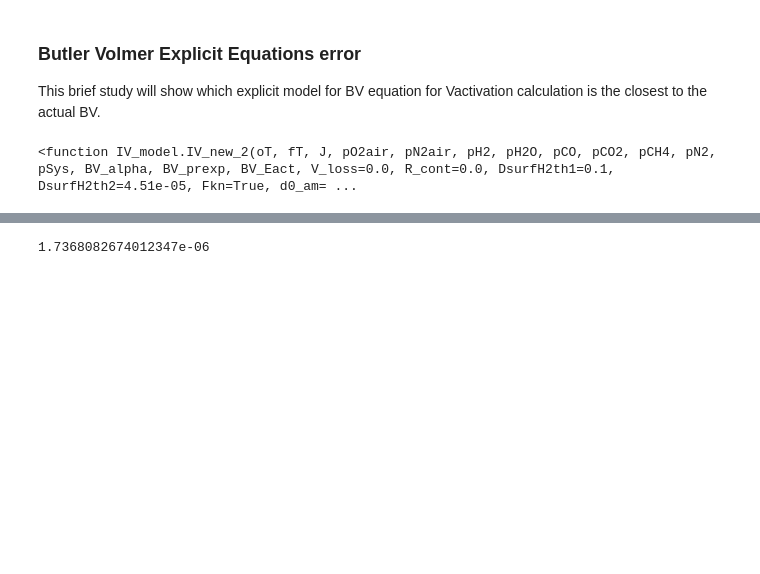
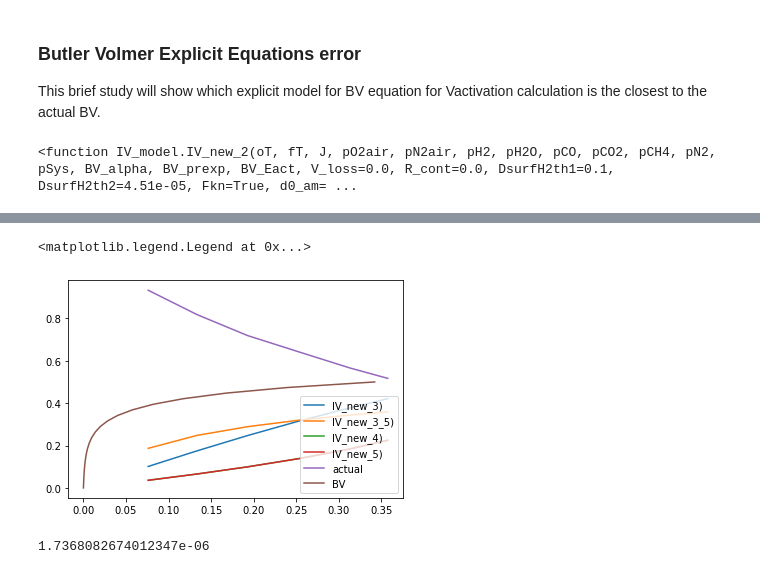
Before and after one commit to NGFC-Lib/NGFC-Lib, a Jupyter notebook: jupyter/Python_IV_Curve/2_IV_Model_Update/Match_Experimental_Data/BV_models_Errors.ipynb, the cells around one changed output, grey strips where cells are left out. Saved outputs shown, nothing was run; the diff lists cells and outputs as text; code cells hidden in the pictures; blank space fills up the shorter version.

```diff
--- a/jupyter/Python_IV_Curve/2_IV_Model_Update/Match_Experimental_Data/BV_models_Errors.ipynb
+++ b/jupyter/Python_IV_Curve/2_IV_Model_Update/Match_Experimental_Data/BV_models_Errors.ipynb
@@ -55,0 +115,8 @@ BV_1[3]
+# %%
+for i in range(len(BV_4J)):
+    V_JM= IV_model.IV_new_4(Toper+273.15,Toper+273.15,J_JM[i],
+                    pO2air,pN2air,pH2,pH2O,pCO,pCO2,pCH4,pN2,pSys,
+                    J4[0], J4[1], J4[2],
+                    J4[3], J4[4], 0.1, 4.51e-5,
+                    True,J4[5],J4[6])
+    BV_4J[i]=V_JM[3]
@@ -56,3 +143,16 @@ BV_1[3]
+# %%
+fig = plt.figure()
+
+plt.plot(J_JM, BV_3J, label='IV_new_3)')
+plt.plot(J_JM, BV_3_5J, label='IV_new_3_5)')
+plt.plot(J_JM, BV_4J, label='IV_new_4)')
+plt.plot(J_JM, BV_5J, label='IV_new_5)')
+plt.plot(J_JM, y_JM, label='actual')
+plt.plot(J, Vact, label= 'BV')
+plt.legend(loc='lower right')
+# %% [output]
+<matplotlib.legend.Legend at 0x...>
+[figure, added]
 # %%
 
 BV_2=IV_model.IV_new_3(oT,fT,J,pO2air,pN2air,pH2,pH2O,pCO,pCO2,pCH4,pN2,pSys,
```
Also changed, not shown: parts of 18 cells of this notebook, 2 other files.
